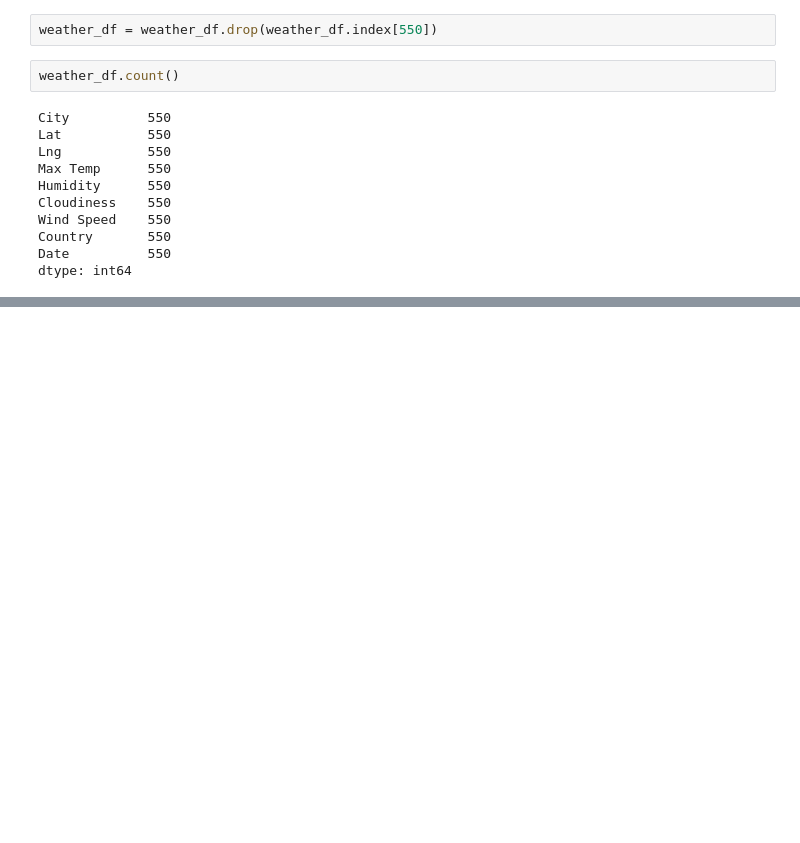
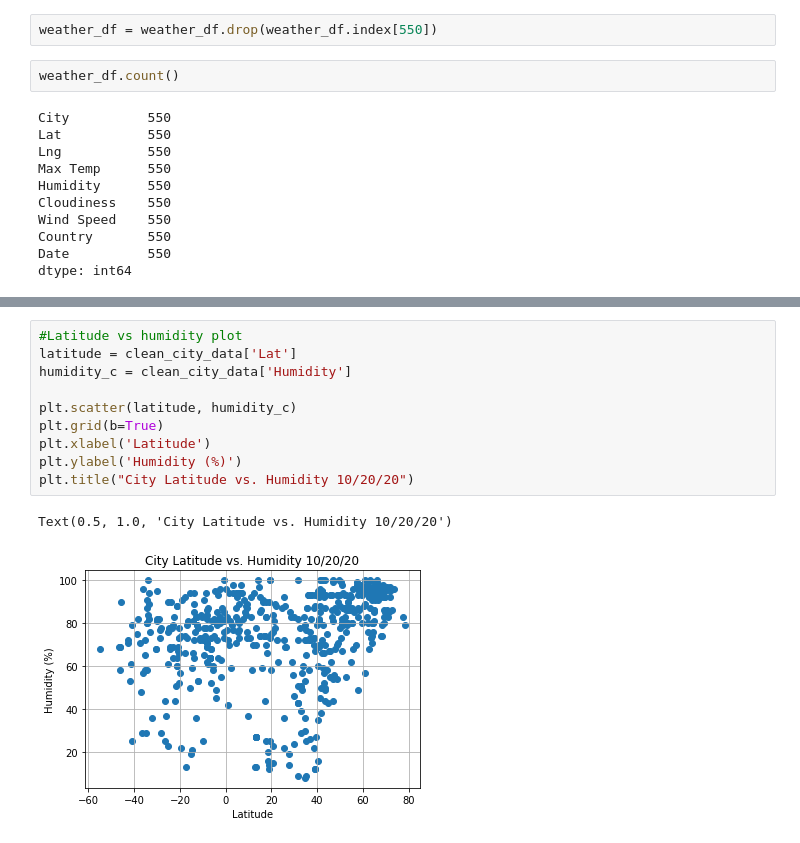
Before and after one commit to jeosqueri/City-Weather-Analysis, a Jupyter notebook: WeatherPy/WeatherPy.ipynb, the cells around one changed output, grey strips where cells are left out. Saved outputs shown, nothing was run; the diff lists cells and outputs as text; blank space fills up the shorter version.

```diff
--- a/WeatherPy/WeatherPy.ipynb
+++ b/WeatherPy/WeatherPy.ipynb
@@ -146,0 +206,13 @@ weather_df.head()
+# %%
+#Latitude vs humidity plot
+latitude = clean_city_data['Lat']
+humidity_c = clean_city_data['Humidity']
+
+plt.scatter(latitude, humidity_c)
+plt.grid(b=True)
+plt.xlabel('Latitude')
+plt.ylabel('Humidity (%)')
+plt.title("City Latitude vs. Humidity 10/20/20")
+# %% [output]
+Text(0.5, 1.0, 'City Latitude vs. Humidity 10/20/20')
+[figure, added]
```
Also changed, not shown: parts of 9 cells of this notebook.
